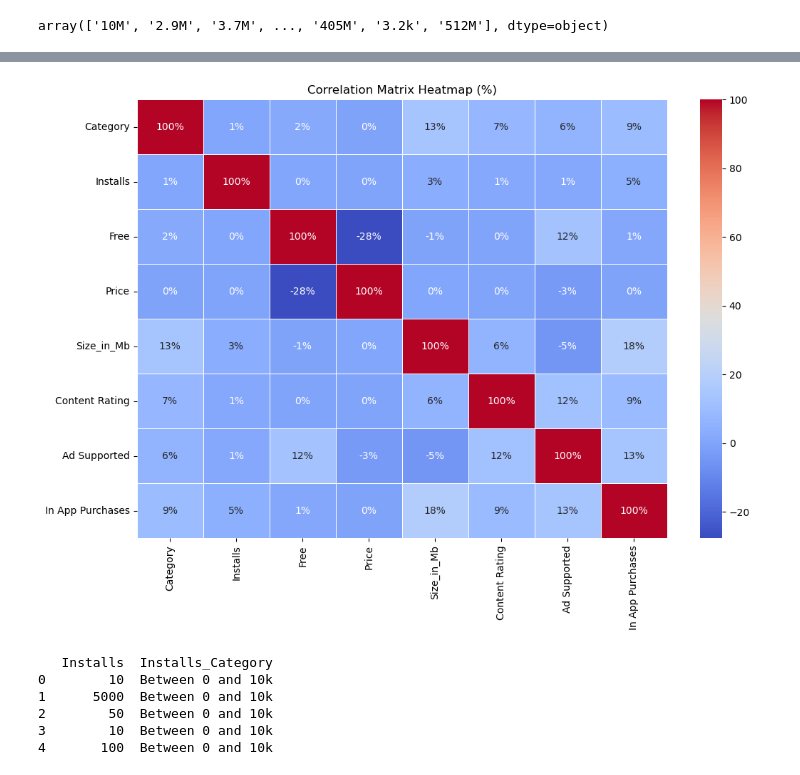
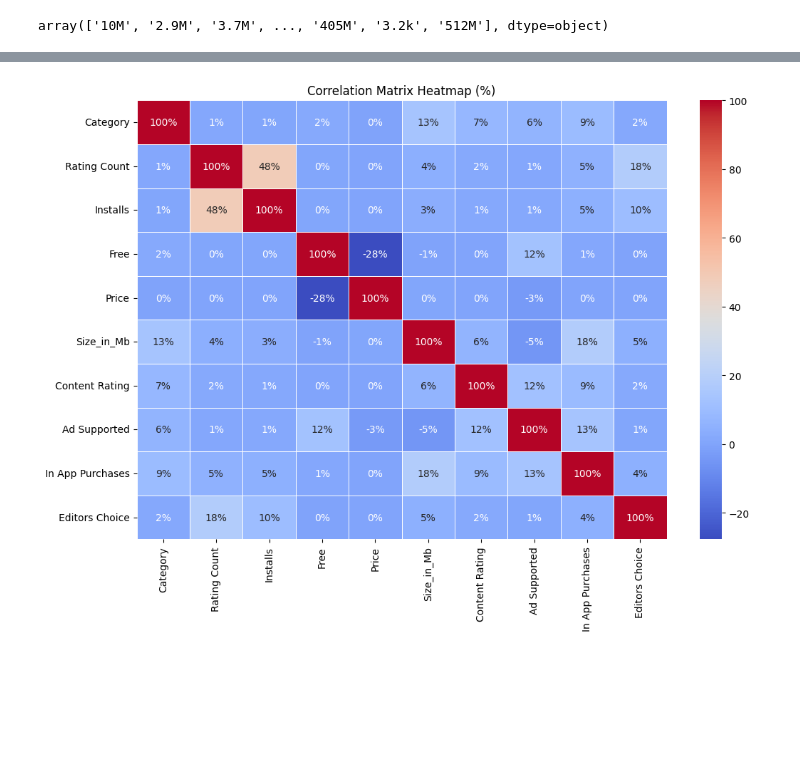
Before and after one commit to BhupaliRane/Google-Playstore-Analysis-and-Prediction-System, a Jupyter notebook: Preprocessing and Sql Connection.ipynb, the cells around one changed output, grey strips where cells are left out. Cells and saved outputs as stored; diff of their text form; code cells hidden in the pictures; blank space fills up the shorter version.

```diff
--- a/Preprocessing and Sql Connection.ipynb
+++ b/Preprocessing and Sql Connection.ipynb
@@ -86,7 +84,7 @@ Scraped Time          0.000000
 dtype: float64
 # %%
 #Dropping unnecessary columns
-df=df.drop(columns=['Rating','Rating Count','Currency','App Name','App Id','Minimum Installs','Maximum Installs','Editors Choice','Developer Id','Developer Website','Minimum Android','Developer Email','Released','Last Updated','Privacy Policy','Scraped Time'])
+df=df.drop(columns=['Rating','Currency','App Name','App Id','Minimum Installs','Maximum Installs','Developer Id','Developer Website','Minimum Android','Developer Email','Released','Last Updated','Privacy Policy','Scraped Time'])
 # %%
 df['Category'].unique()
 # %% [output]
@@ -234,0 +277,6 @@ dtype: int64
+# %%
+# Drop rows where 'Installs' has NaN values
+df.dropna(subset=['Installs','Rating Count'], inplace=True)
+
+# Verify the result
+print(df['Installs'].isna().sum())  # Should print 0
@@ -315,6 +373,0 @@ df.head()
-# %%
-# Drop rows where 'Installs' has NaN values
-df.dropna(subset=['Installs'], inplace=True)
-
-# Verify the result
-print(df['Installs'].isna().sum())  # Should print 0
@@ -350,6 +404,6 @@ df.head()
 # %%
 # boolean columns to 0 and 1
-bool_cols = ['Free', 'Ad Supported', 'In App Purchases']
+bool_cols = ['Free', 'Ad Supported', 'In App Purchases','Editors Choice']
 # Fill NaN values with False (0) before converting to integers
 df[bool_cols] = df[bool_cols].fillna(False).astype(int)
 # %%
@@ -364,56 +418,24 @@ df.head()
 # %%
 import pandas as pd
 import seaborn as sns
 import matplotlib.pyplot as plt
 import numpy as np
-import numpy as np
 
+# Drop 'Installs Category' before calculating correlation
+df_corr = df.drop(columns=["Installs_Category"], errors="ignore")  # Avoids error if column is missing
 
+# Compute the correlation matrix and convert to percentage
+corr_matrix = df_corr.corr() * 100
 
-# Assuming df is already preprocessed from your script
-# Compute the correlation matrix and convert to percentage
-corr_matrix = df.corr() * 100
-
-# Fill NaN values with 0 (or another appropriate value)
+# Fill NaN values with 0 and format annotations
 annot = corr_matrix.fillna(0).replace([np.inf, -np.inf], 0).round(0).astype(int).astype(str) + '%'
 
 # Plot the heatmap
 plt.figure(figsize=(12, 8))
 sns.heatmap(corr_matrix, annot=annot, cmap='coolwarm', fmt='', linewidths=0.5)
 plt.title("Correlation Matrix Heatmap (%)")
 plt.show()
 # %% [output]
-[figure, old version]
+[figure, new version]
-# %%
-# Define bins and labels with specific ranges
-bins = [
-    0, 10000, 50000, 100000, 500000, 1000000, 5000000, 10000000,
-    50000000, 100000000, float('inf')
-]
-labels = [
-    'Between 0 and 10k',
-    'Between 10k and 50k',
-    'Between 50k and 100k',
-    'Between 100k and 500k',
-    'Between 500k and 1M',
-    'Between 1M and 5M',
-    'Between 5M and 10M',
-    'Between 10M and 50M',
-    'Between 50M and 100M',
-    'Greater than 100M'
-]  # Specific range labels
-
-# Categorize Installs into the new bins
-df['Installs_Category'] = pd.cut(df['Installs'], bins=bins, labels=labels, right=False)
-
-# Verify the result
-print(df[['Installs', 'Installs_Category']].head())
-# %% [output]
-   Installs  Installs_Category
-0        10  Between 0 and 10k
-1      5000  Between 0 and 10k
-2        50  Between 0 and 10k
-3        10  Between 0 and 10k
-4       100  Between 0 and 10k
 # %%
 df.drop(['Price','Installs'], axis=1, inplace=True)
```
Also changed, not shown: parts of 26 cells of this notebook, 6 other files.
